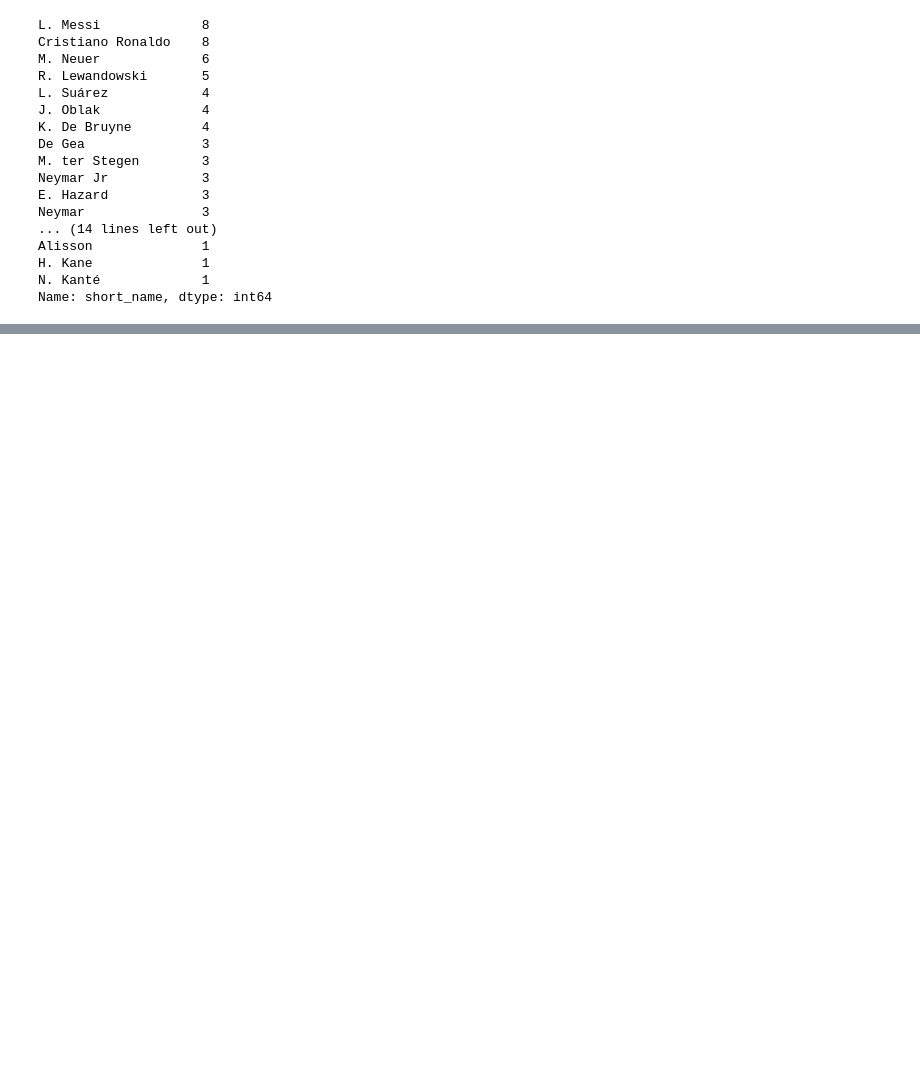
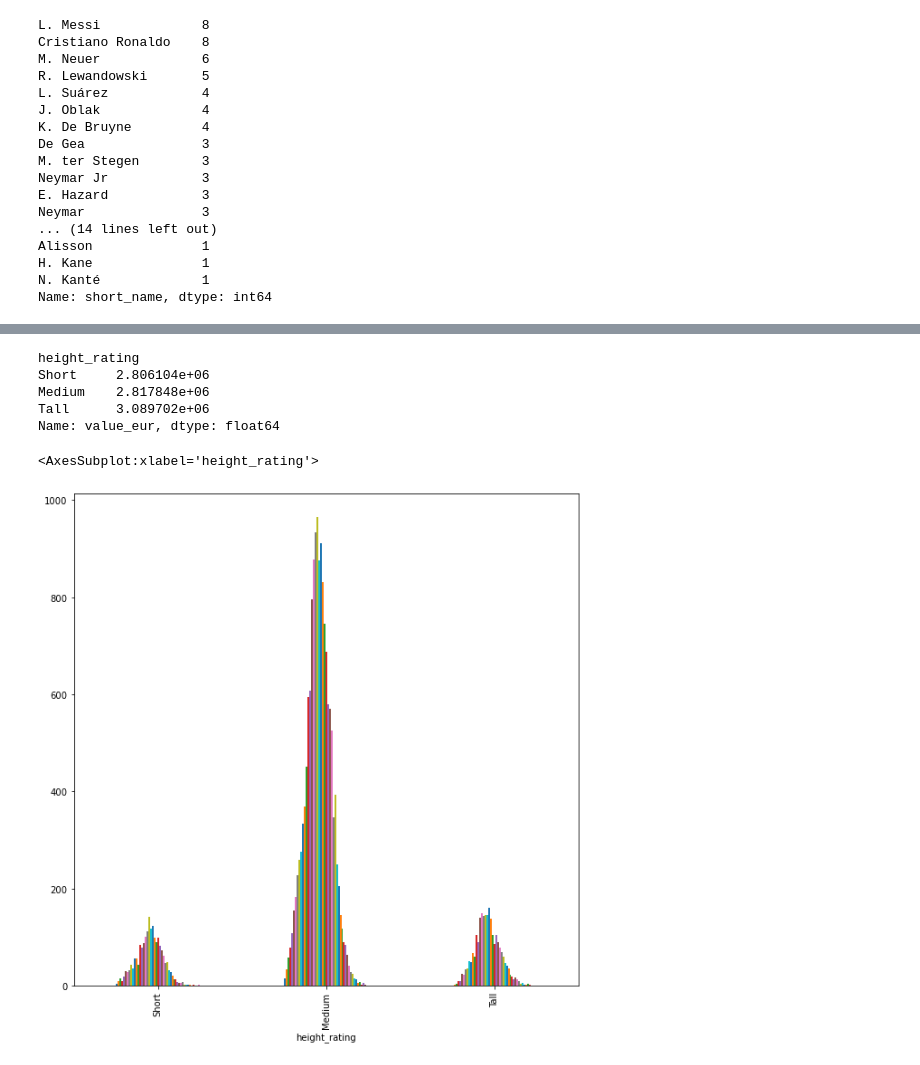
Before and after one commit to kurosakiaduma/fifa_case_study, a Jupyter notebook: fifa_datasets.ipynb, the cells around one changed output, grey strips where cells are left out. Cells and saved outputs as stored; diff of their text form; code cells hidden in the pictures; blank space fills up the shorter version.

Commit message:
disect relation of height, age, international_rep,and league_level to player value

```diff
--- a/Untitled.ipynb
+++ b/fifa_datasets.ipynb
@@ -171,4 +215,5 @@ top2.club_position.value_counts()
 # %%
 pd.plotting.scatter_matrix(top2['overall'], figsize=(10,8))
 # %%
-desc_top = pd.cut(top2['overall'], bins=4)
+players22df = playersdf['22']
+players22df['height_rating'] = pd.cut(players22df['height_cm'], bins=3, labels=['Short', 'Medium', 'Tall'])
@@ -174,0 +247,14 @@ desc_top = pd.cut(top2['overall'], bins=4)
+# %%
+# we can tell on average height on each group, tall players tend to cost more
+players22df.groupby('height_rating')['value_eur'].mean()
+# %% [output]
+height_rating
+Short     2.806104e+06
+Medium    2.817848e+06
+Tall      3.089702e+06
+Name: value_eur, dtype: float64
+# %%
+pd.crosstab(players22df.height_rating, players22df.overall).plot(kind='bar', figsize=(10,10), legend=False)
+# %% [output]
+<AxesSubplot:xlabel='height_rating'>
+[figure, added]
```
Also changed, not shown: parts of 20 cells of this notebook.
